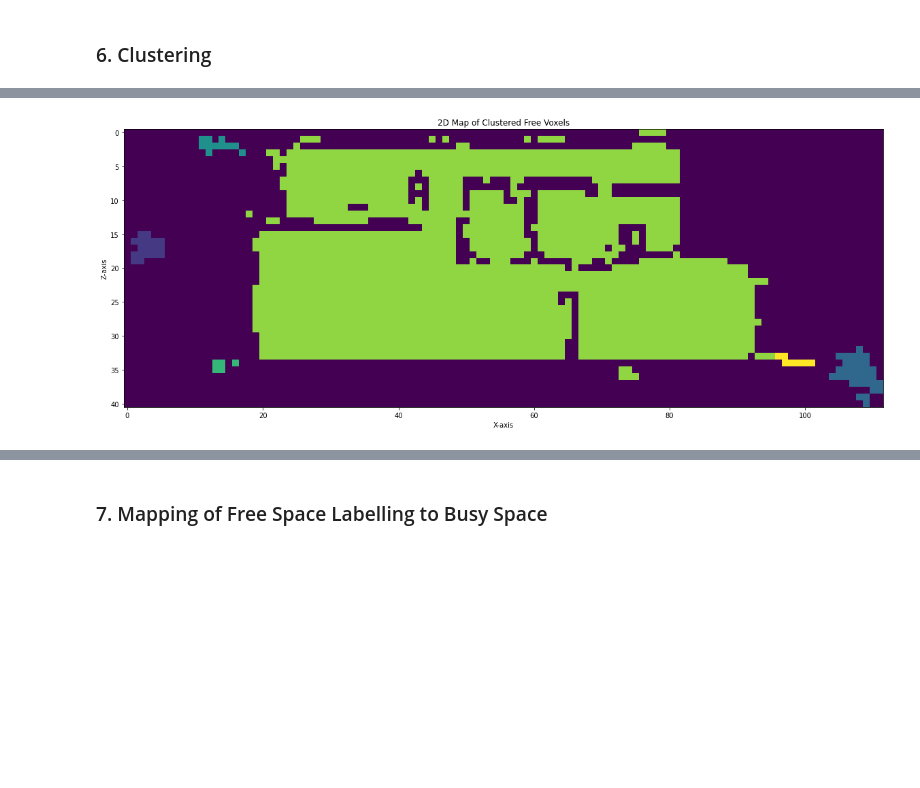
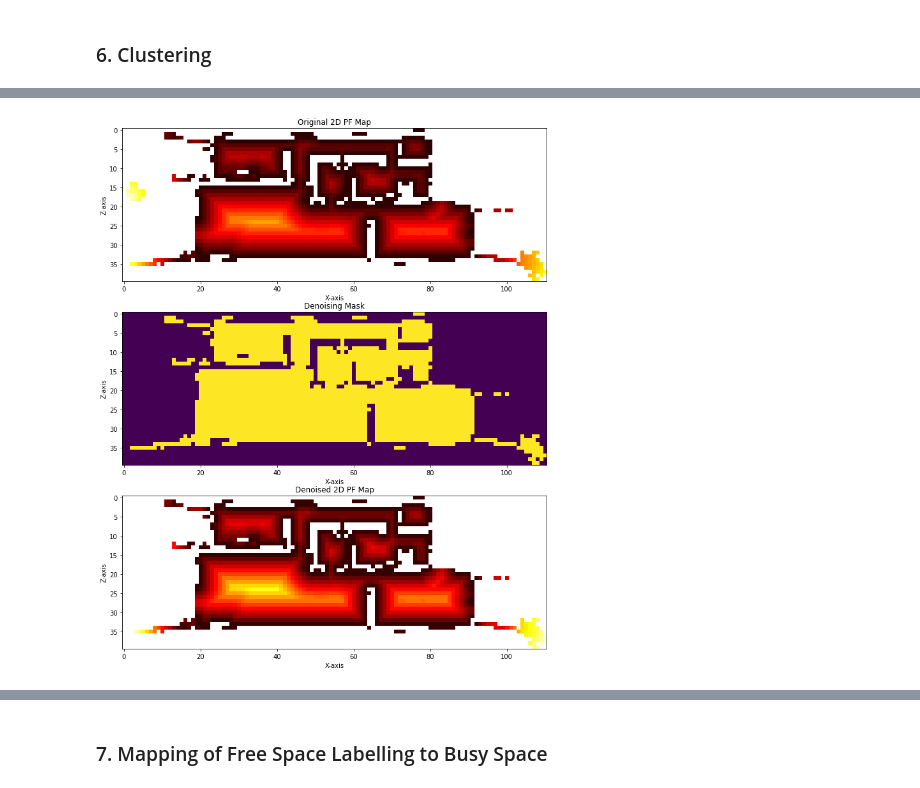
Before and after one commit to uturkbey/Room-Segmentation-in-Point-Clouds, a Jupyter notebook: Room_Segmentation_Pipeline.ipynb, the cells around one changed output, grey strips where cells are left out. Drawn from its saved outputs; the diff is of its cells as text; code cells hidden in the pictures; blank space fills up the shorter version.

```diff
--- a/Room_Segmentation_Pipeline.ipynb
+++ b/Room_Segmentation_Pipeline.ipynb
@@ -396 +589,26 @@ __Comments on efficiency:__
+# %%
+#Plot the denoising mask and denoised PF Map
+plt.figure(figsize=(20, 15))
+
+plt.subplot(311)
+plt.imshow(pf_2D.T, cmap=cmap, vmin=0.1)
+plt.title("Original 2D PF Map")
+plt.xlabel("X-axis")
+plt.ylabel("Z-axis")
+
+plt.subplot(312)
+plt.imshow(denoising_mask.T)
+plt.title("Denoising Mask")
+plt.xlabel("X-axis")
+plt.ylabel("Z-axis")
+
+plt.subplot(313)
+plt.imshow(pf_2D_denoised.T, cmap=cmap, vmin=0.1)
+plt.title("Denoised 2D PF Map")
+plt.xlabel("X-axis")
+plt.ylabel("Z-axis")
+
+plt.show()
+# %% [output]
+[figure, added]
 # %%
@@ -432,10 +666,0 @@ for index in range(len(voxels)):
-# %%
-#Plot the 2D map of clustered free voxels.
-plt.figure(figsize=(20, 20))
-plt.imshow(clustered.T)
-plt.title("2D Map of Clustered Free Voxels")
-plt.xlabel("X-axis")
-plt.ylabel("Z-axis")
-plt.show()
-# %% [output]
-[figure, removed]
```
Also changed, not shown: parts of 23 cells of this notebook.
